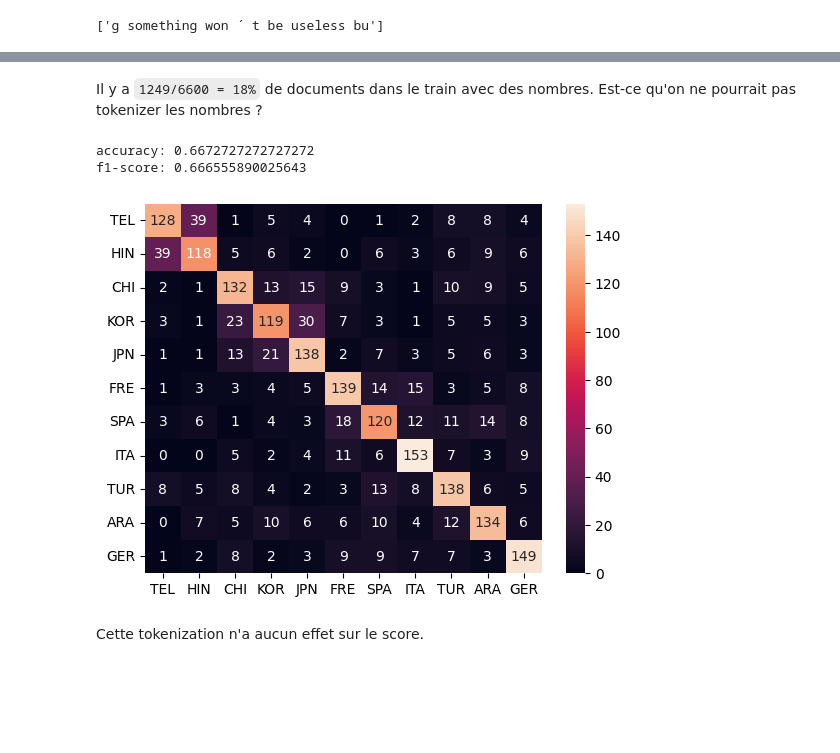
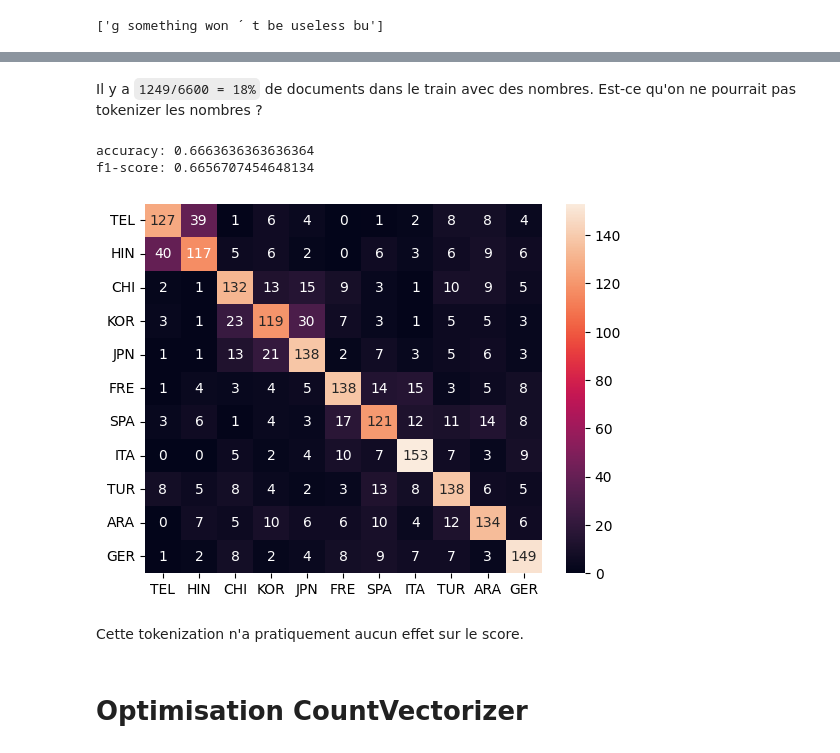
Before and after one commit to orthose/maternal-language, a Jupyter notebook: maternal_language.ipynb, the cells around one changed output, grey strips where cells are left out. Drawn from its saved outputs; the diff is of its cells as text; code cells hidden in the pictures; blank space fills up the shorter version.

```diff
--- a/maternal_language.ipynb
+++ b/maternal_language.ipynb
@@ -315,2 +317,0 @@ for doc in X_t:
-# %% [markdown]
-Il y a `1249/6600 = 18%` de documents dans le train avec des nombres. Est-ce qu'on ne pourrait pas tokenizer les nombres ?
@@ -320,18 +318,2 @@ def tokenize_numbers(doc: str) -> str:
-# %%
-def preprocessing(doc: str) -> str:
-    doc = correct_special_chars(doc)
-    doc = tokenize_numbers(doc)
-    return doc
-
-X_t = X_train.apply(preprocessing)
-X_v = X_valid.apply(preprocessing)
-cv_t = cv.transform(X_t)
-cv_v = cv.transform(X_v)
-y_pred = train(cv_t, y_train, cv_v)
-evaluate(y_valid, y_pred)
-# %% [output]
-accuracy: 0.6672727272727272
-f1-score: 0.666555890025643
-[figure, removed]
-# %% [markdown]
-Cette tokenization n'a aucun effet sur le score.
+# %% [markdown]
+Il y a `1249/6600 = 18%` de documents dans le train avec des nombres. Est-ce qu'on ne pourrait pas tokenizer les nombres ?
@@ -337,0 +323,23 @@ Cette tokenization n'a aucun effet sur le score.
+# %%
+def preprocessing(doc: str) -> str:
+    doc = correct_special_chars(doc)
+    doc = tokenize_numbers(doc)
+    return doc
+
+X_g = X.apply(preprocessing)
+X_t = X_train.apply(preprocessing)
+X_v = X_valid.apply(preprocessing)
+cv = CountVectorizer()
+cv.fit(X_g)
+cv_t = cv.transform(X_t)
+cv_v = cv.transform(X_v)
+y_pred = train(cv_t, y_train, cv_v)
+evaluate(y_valid, y_pred)
+# %% [output]
+accuracy: 0.6663636363636364
+f1-score: 0.6656707454648134
+[figure, added]
+# %% [markdown]
+Cette tokenization n'a pratiquement aucun effet sur le score.
+# %% [markdown]
+# Optimisation CountVectorizer
```
Also changed, not shown: parts of 20 cells of this notebook.
